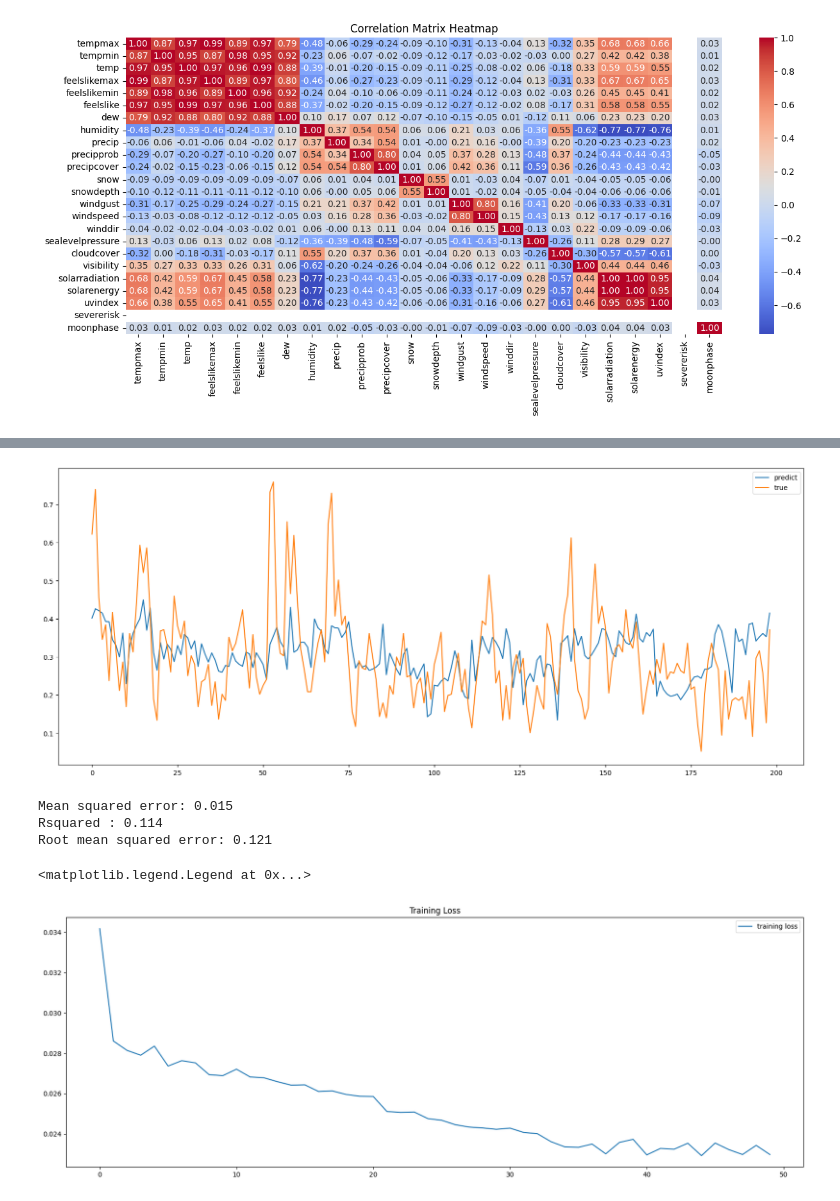
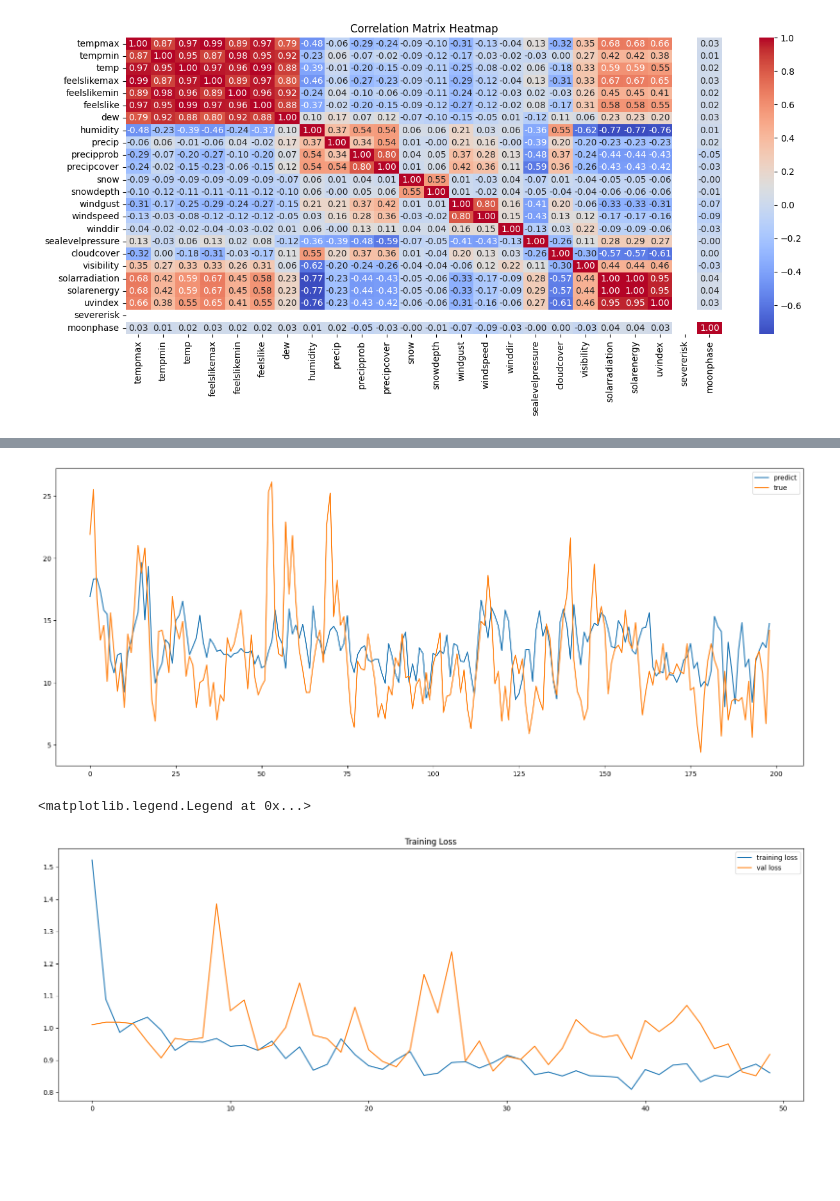
Before and after one commit to Ebzz12/Wind-Speed-Prediction, a Jupyter notebook: Wind_speed_prediction.ipynb, the cells around one changed output, grey strips where cells are left out. Cells and saved outputs as stored; diff of their text form; code cells hidden in the pictures; blank space fills up the shorter version.

```diff
--- a/Wind_speed_prediction.ipynb
+++ b/Wind_speed_prediction.ipynb
@@ -283,0 +320,10 @@ wind_speed = wind_speed.dropna()
+# %%
+from sklearn.preprocessing import StandardScaler
+scaler_x = StandardScaler().fit(x)
+scaler_y = StandardScaler().fit(y)
+x_train_stan = scaler_x.transform(x)
+y_train_stan = scaler_y.transform(y)
+lin_x_train = x_train_stan
+lin_y_train_stan = y_train_stan
+lin_x_train_stan = sm.add_constant(lin_x_train)
+lin_x_train_stan.shape
@@ -291,6 +391,0 @@ plt.show()
-# %%
-from sklearn.preprocessing import MinMaxScaler
-scaler = MinMaxScaler(feature_range=(0, 1))
-wind_speed = pd.DataFrame(scaler.fit_transform(wind_speed), index = wind_speed.index, columns = wind_speed.columns)
-x = wind_speed.drop(columns = 'windspeed')
-y = wind_speed['windspeed']
@@ -304,13 +391,0 @@ plt.show()
-# %%
-train_samples = int(len(x)*0.6)
-val_samples = int(len(x) * 0.2)
-
-x_train = x.iloc[:train_samples, :]
-y_train = y.iloc[:train_samples]
-x_val = x.iloc[train_samples:(train_samples + val_samples), :]
-y_val = y.iloc[train_samples:(train_samples + val_samples)]
-x_test = x.iloc[(train_samples + val_samples):, :]
-y_test = y.iloc[(train_samples + val_samples):]
-
-print(x_train.shape)
-x_test.shape
@@ -351,11 +430,14 @@ print(y_test_seq.shape)
 tf.random.set_seed(7)
 # %%
 model = Sequential()
-model.add(LSTM(64, input_shape=(time_steps, 10)))
+model.add(Bidirectional(LSTM(8, return_sequences=True), input_shape=(time_steps, 9)))
+model.add(BatchNormalization())
+model.add(Bidirectional(LSTM(16, return_sequences=False)))
+model.add(BatchNormalization())
+model.compile(loss='mean_squared_error', optimizer='adam')
 model.add(Dense(1))
-model.compile(loss='mean_squared_error', optimizer='adam')
 
 
 #Train the model
-history = model.fit(x_train_seq, y_train_seq, epochs=50, batch_size=1, validation_data= [x_val_seq, y_val_seq])
+history = model.fit(x_train_seq, y_train_seq, epochs=50, batch_size=8, validation_data= [x_val_seq, y_val_seq])
 # %% [output]
@@ -381,25 +466,23 @@ pred_1 = model.predict(x_test_seq)
 # %%
 plt.figure(figsize=(20,8))
 plt.plot(pred_1, label='predict')
-plt.plot(y_test_seq, label='true')
+plt.plot(scaler_y.inverse_transform(y_test_seq), label='true')
 plt.legend()
 plt.show()
 # %% [output]
-[figure, old version]
+[figure, new version]
 # %%
-print("Mean squared error: %.3f" % mean_squared_error(y_test_seq, pred_1))
-print('Rsquared : %.3f' % r2_score(y_test_seq, pred_1))
-print("Root mean squared error: %.3f" % np.sqrt(mean_squared_error(y_test_seq, pred_1)))
+lstm_mse = mean_squared_error(scaler_y.inverse_transform(y_test_seq), pred_1)
+lstm_rsquared = r2_score(scaler_y.inverse_transform(y_test_seq), pred_1)
+lstm_rsme = np.sqrt(mean_squared_error(scaler_y.inverse_transform(y_test_seq), pred_1))
-# %% [output]
-Mean squared error: 0.015
-Rsquared : 0.114
-Root mean squared error: 0.121
 # %%
 fig = plt.figure(figsize=[20, 15])
 ax = fig.add_subplot(2, 1, 1)
 ax.plot(history.history['loss'], label="training loss")
+ax.plot(history.history['val_loss'], label="val loss")
+ax.plot
 plt.title('Training Loss')
 ax.legend()
 # %% [output]
 <matplotlib.legend.Legend at 0x...>
-[figure, old version]
+[figure, new version]
```
Also changed, not shown: parts of 30 cells of this notebook.
